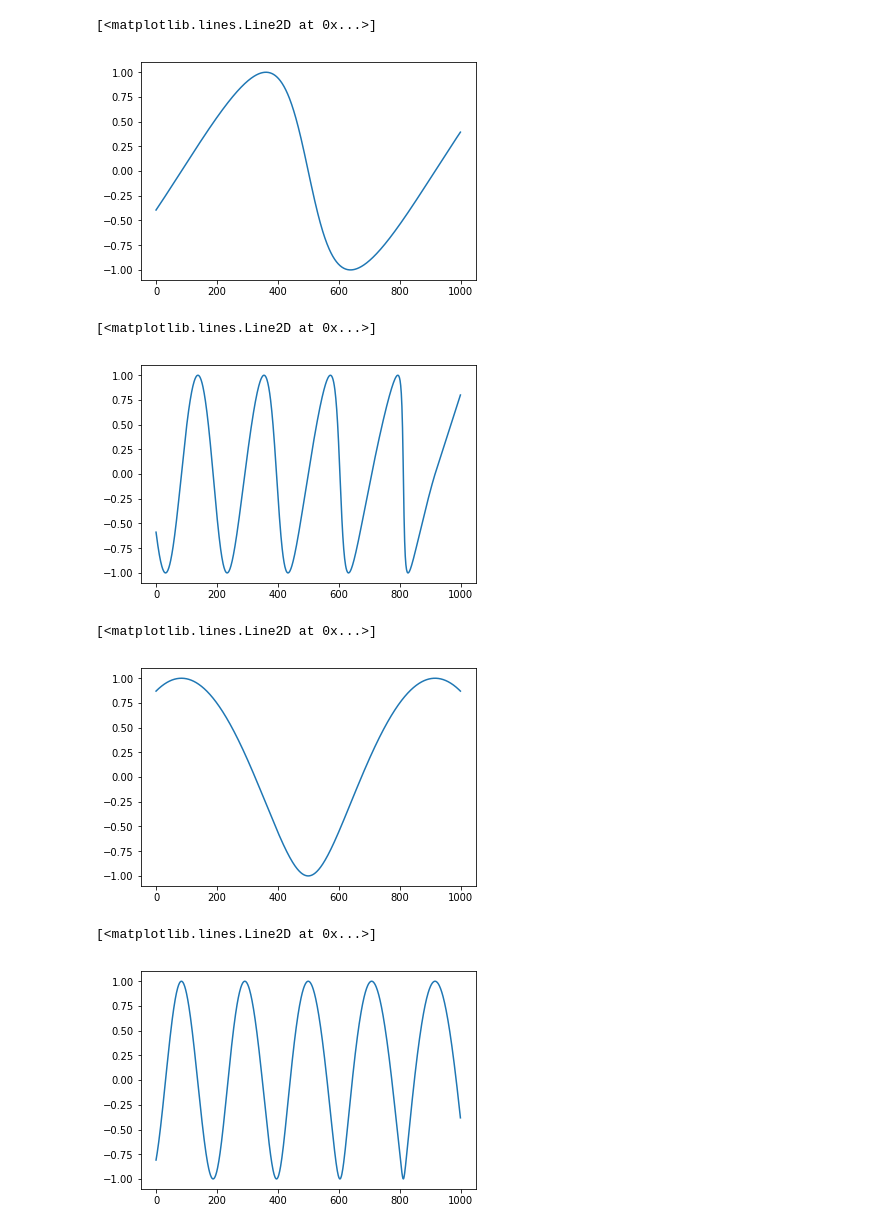
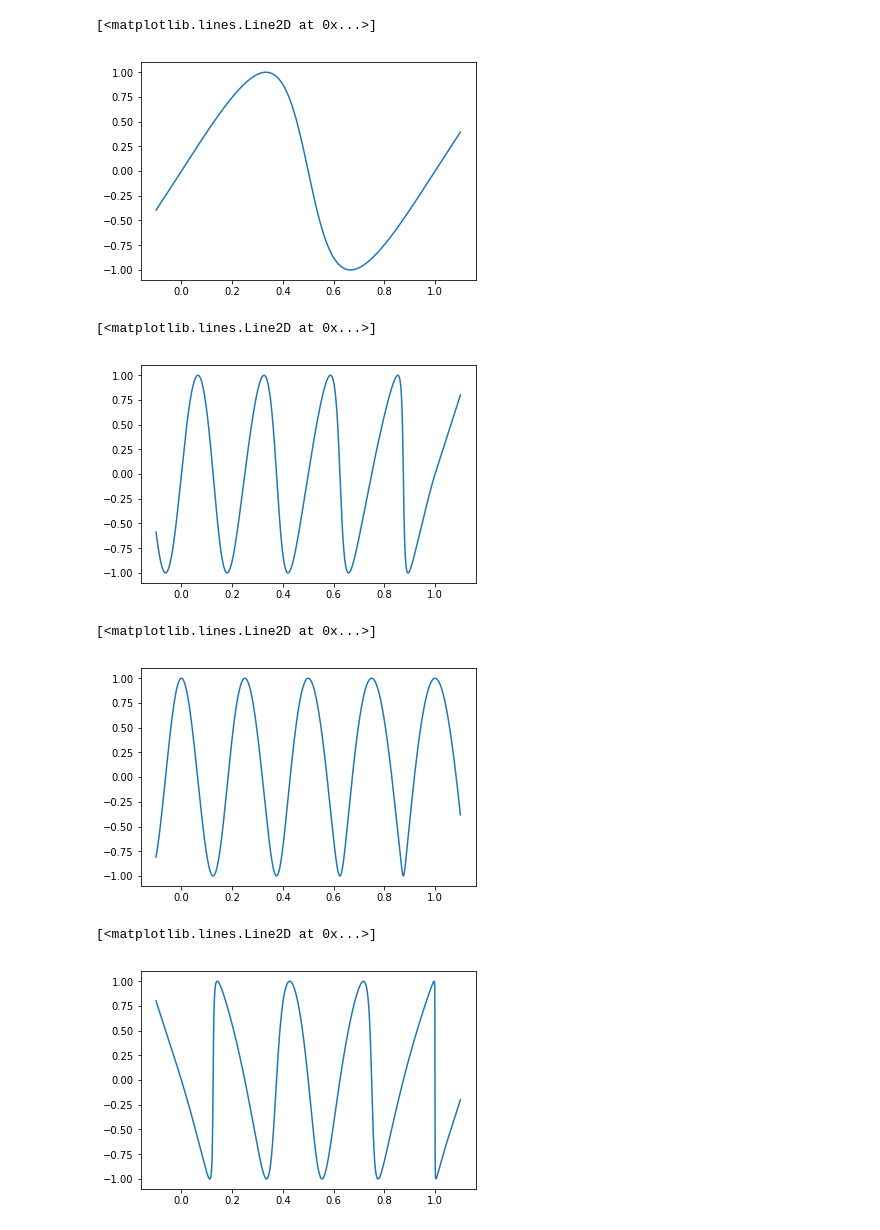
Before and after one commit to frostburn/frostsynth2, a Jupyter notebook: Waveform.ipynb, the cells around one changed output. Drawn from its saved outputs; the diff is of its cells as text; code cells hidden in the pictures.

```diff
--- a/Waveform.ipynb
+++ b/Waveform.ipynb
@@ -3,3 +3,4 @@ from pylab import *
 from frostsynth.waveform import *
 # %%
 t = linspace(-0.1, 1.1, 1000)
+s = linspace(-1.1, 1.1, 1000)
@@ -16,20 +23,20 @@ plot(cosine(t))
 # %%
-plot(softsaw(t, 0.5))
+plot(t, softsaw(t, 0.5))
 # %% [output]
 [<matplotlib.lines.Line2D at 0x...>]
-[figure, old version]
+[figure, new version]
 # %%
-plot(softsaw(4 * t, t))
+plot(t, softsaw(4 * t, t))
 # %% [output]
 [<matplotlib.lines.Line2D at 0x...>]
-[figure, old version]
+[figure, new version]
 # %%
-plot(softarc(t, 0.5))
+plot(t, softarc(4 * t, t))
 # %% [output]
 [<matplotlib.lines.Line2D at 0x...>]
-[figure, old version]
+[figure, new version]
 # %%
-plot(softarc(4 * t, t))
+plot(t, lissajous11(4 * t, s))
 # %% [output]
 [<matplotlib.lines.Line2D at 0x...>]
-[figure, old version]
+[figure, new version]
```
Also changed, not shown: parts of 6 cells of this notebook, 6 other files.
